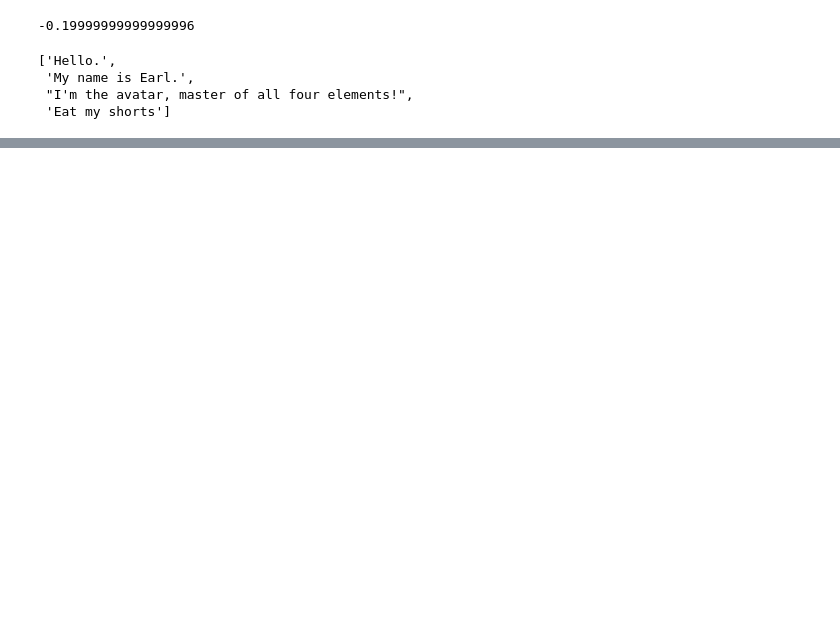
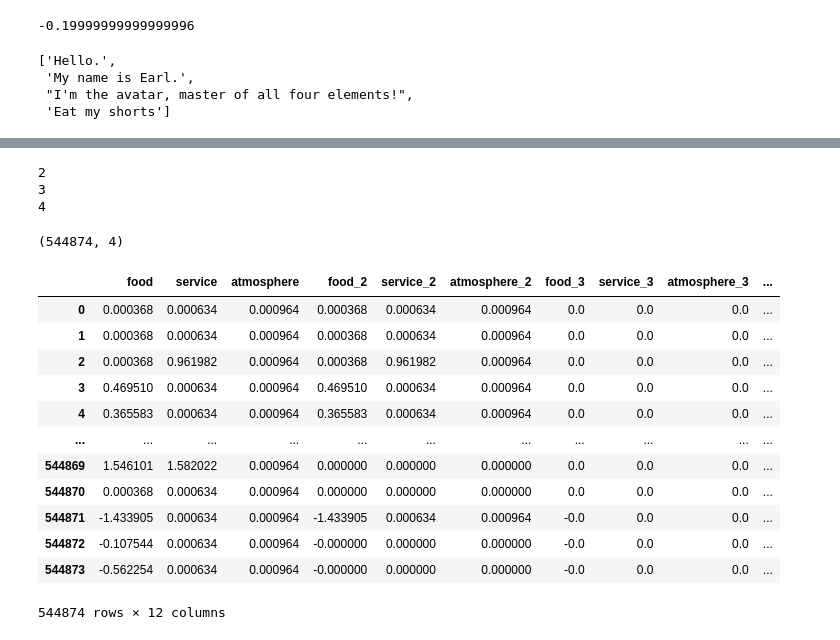
Before and after one commit to NoahCSCS/Marketing-Project, a Jupyter notebook: Marketing Project.ipynb, the cells around one changed output, grey strips where cells are left out. Drawn from its saved outputs; the diff is of its cells as text; code cells hidden in the pictures; blank space fills up the shorter version.

```diff
--- a/Marketing Project.ipynb
+++ b/Marketing Project.ipynb
@@ -200,0 +463,4 @@ res.summary()
+# %%
+df_reviews_fill_na = df_reviews_has_price.fillna({"food": df_reviews["food"].mean(),
+                                       "service": df_reviews["service"].mean(),
+                                        "atmosphere": df_reviews["atmosphere"].mean()})
@@ -200,0 +496,2 @@ res.summary()
+# %%
+prices = pd.get_dummies(df_reviews_fill_na["Price"])
@@ -200,0 +514,5 @@ res.summary()
+# %%
+scaler_fill_na = preprocessing.StandardScaler().fit_transform(df_reviews_fill_na[target_words])
+scaler_fill_na = pd.DataFrame(scaler_fill_na)
+scaler_fill_na.columns = target_words
+scaler_fill_na
@@ -200,0 +533,28 @@ res.summary()
+# %%
+# Add Interaction Terms
+for i in range(2,5):
+    print(i)
+    for word in target_words:
+        scaler_fill_na[ word + "_" + str(i)] = scaler_fill_na[word].values * prices[i].values
+prices.shape
+# %% [output]
+2
+3
+4
+(544874, 4)
+# %%
+scaler_fill_na
+# %% [output]
+|  | food | service | atmosphere | food_2 | service_2 | atmosphere_2 | food_3 | service_3 | atmosphere_3 | ... |
+| 0 | 0.000368 | 0.000634 | 0.000964 | 0.000368 | 0.000634 | 0.000964 | 0.0 | 0.0 | 0.0 | ... |
+| 1 | 0.000368 | 0.000634 | 0.000964 | 0.000368 | 0.000634 | 0.000964 | 0.0 | 0.0 | 0.0 | ... |
+| 2 | 0.000368 | 0.961982 | 0.000964 | 0.000368 | 0.961982 | 0.000964 | 0.0 | 0.0 | 0.0 | ... |
+| 3 | 0.469510 | 0.000634 | 0.000964 | 0.469510 | 0.000634 | 0.000964 | 0.0 | 0.0 | 0.0 | ... |
+| 4 | 0.365583 | 0.000634 | 0.000964 | 0.365583 | 0.000634 | 0.000964 | 0.0 | 0.0 | 0.0 | ... |
+| ... | ... | ... | ... | ... | ... | ... | ... | ... | ... | ... |
+| 544869 | 1.546101 | 1.582022 | 0.000964 | 0.000000 | 0.000000 | 0.000000 | 0.0 | 0.0 | 0.0 | ... |
+| 544870 | 0.000368 | 0.000634 | 0.000964 | 0.000000 | 0.000000 | 0.000000 | 0.0 | 0.0 | 0.0 | ... |
+| 544871 | -1.433905 | 0.000634 | 0.000964 | -1.433905 | 0.000634 | 0.000964 | -0.0 | 0.0 | 0.0 | ... |
+| 544872 | -0.107544 | 0.000634 | 0.000964 | -0.000000 | 0.000000 | 0.000000 | -0.0 | 0.0 | 0.0 | ... |
+| 544873 | -0.562254 | 0.000634 | 0.000964 | -0.000000 | 0.000000 | 0.000000 | -0.0 | 0.0 | 0.0 | ... |
+544874 rows × 12 columns
```
Also changed, not shown: parts of 48 cells of this notebook, 3 other files.
